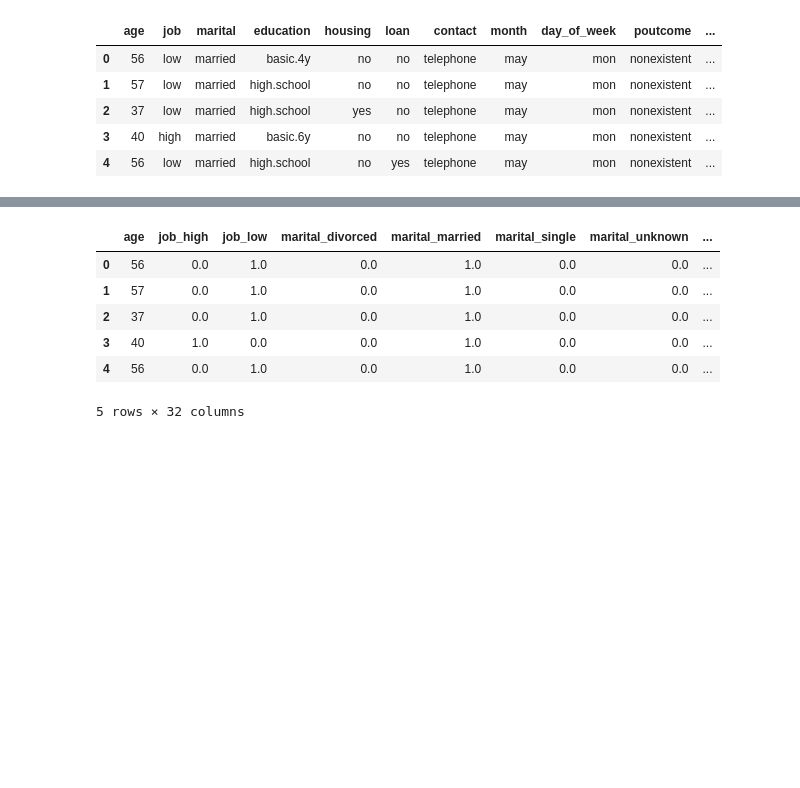
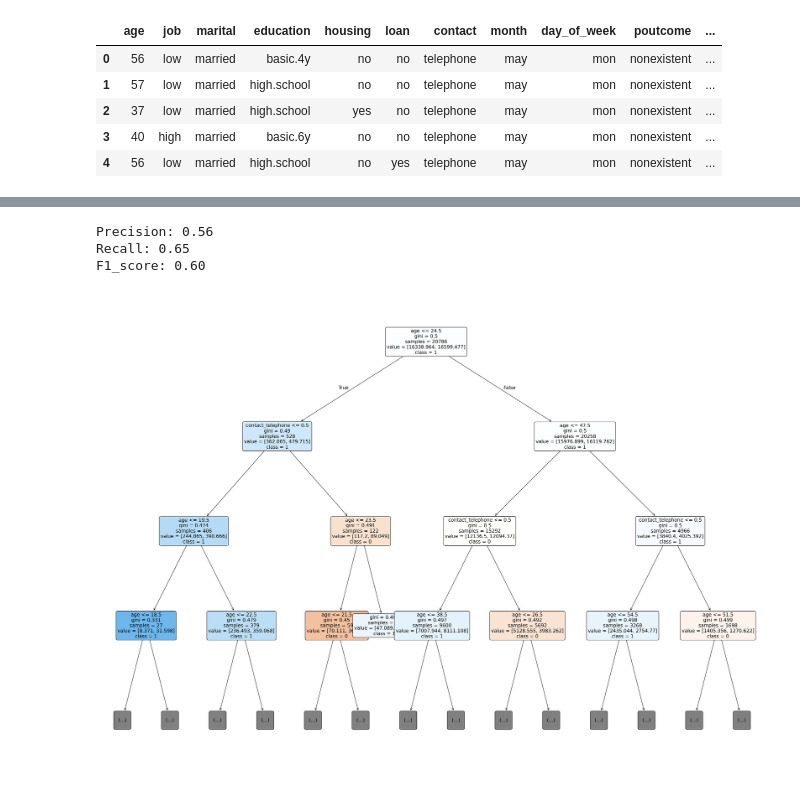
Before and after one commit to Song-Ming/DSA3101-Group-14, a Jupyter notebook: notebook/Predict_customer_preference.ipynb, the cells around one changed output, grey strips where cells are left out. Cells and saved outputs as stored; diff of their text form; code cells hidden in the pictures; blank space fills up the shorter version.

Commit message:
Add trees using most important features

```diff
--- a/notebook/Predict_customer_preference.ipynb
+++ b/notebook/Predict_customer_preference.ipynb
@@ -46,4 +39,4 @@ encoded_personal_info["loan"] = encoded_personal_info["loan"].apply(lambda x: 1
 # %%
 housing_df = encoded_personal_info[encoded_personal_info.housing != "unknown"]
-housing_train = housing_df.drop(["housing", "loan", "housing_yes", "housing_no"], axis=1)
+housing_train = housing_df.drop(["housing", "loan", "housing_yes"], axis=1)
 housing_label = housing_df["housing"]
@@ -80,6 +65,6 @@ feature_importances = pd.DataFrame({
     'Importance': dt_model.feature_importances_
 }).sort_values(by='Importance', ascending=False)
 
-#print(feature_importances)
-top_n = 18
+print(feature_importances)
+top_n = 2
 top_features = feature_importances.iloc[:top_n]['Feature'].tolist()
@@ -86,29 +89,42 @@ top_features = feature_importances.iloc[:top_n]['Feature'].tolist()
+# %%
+np.random.seed(seed=0)
+X_train_h = X_train[top_features]
+X_test_h = X_test[top_features]
+dt = RandomForestClassifier(class_weight='balanced', criterion='gini', max_features='log2', min_samples_leaf=4, n_estimators=200, max_depth=10, min_samples_split=2)
+dt_model = dt.fit(X_train_h,y_train)
+housing_pred = dt_model.predict(X_test_h)
+
+precision = precision_score(y_test, housing_pred)
+recall = recall_score(y_test, housing_pred)
+f1 = f1_score(y_test, housing_pred)
+
+print(f"Precision: {precision:.2f}")
+print(f"Recall: {recall:.2f}")
+print(f"F1_score: {f1:.2f}")
+# %% [output]
+Precision: 0.56
+Recall: 0.65
+F1_score: 0.60
 # %%
 important_tree = dt_model.estimators_[0]
 
-#plt.figure(figsize=(35, 25), dpi=180)
-#plot_tree(
-#    important_tree,
-#    feature_names=X_train.columns,
-#    class_names=[str(i) for i in np.unique(y_train)],
-#    filled=True,
-#    rounded=True,
-#    max_depth=4,
-#    fontsize=14
-#)
-#plt.show()
+plt.figure(figsize=(35, 25), dpi=180)
+plot_tree(
+    important_tree,
+    feature_names=X_train_h.columns,
+    class_names=[str(i) for i in np.unique(y_train)],
+    filled=True,
+    rounded=True,
+    max_depth=3,
+    fontsize=14
+)
+plt.show()
+# %% [output]
+[figure, added]
 # %%
 loan_df = encoded_personal_info[encoded_personal_info.loan != "unknown"]
-loan_train = loan_df.drop(["housing", "loan", "loan_yes", "loan_no"], axis=1)
+loan_train = loan_df.drop(["housing", "loan", "loan_yes"], axis=1)
 loan_label = loan_df["loan"]
-# %% [output]
-|  | age | job_high | job_low | marital_divorced | marital_married | marital_single | marital_unknown | ... |
-| 0 | 56 | 0.0 | 1.0 | 0.0 | 1.0 | 0.0 | 0.0 | ... |
-| 1 | 57 | 0.0 | 1.0 | 0.0 | 1.0 | 0.0 | 0.0 | ... |
-| 2 | 37 | 0.0 | 1.0 | 0.0 | 1.0 | 0.0 | 0.0 | ... |
-| 3 | 40 | 1.0 | 0.0 | 0.0 | 1.0 | 0.0 | 0.0 | ... |
-| 4 | 56 | 0.0 | 1.0 | 0.0 | 1.0 | 0.0 | 0.0 | ... |
-5 rows × 32 columns
 # %%
 X_train, X_test, y_train, y_test = train_test_split(loan_train, loan_label, test_size=0.2, random_state=1)
 # %%
```
Also changed, not shown: parts of 10 cells of this notebook.
